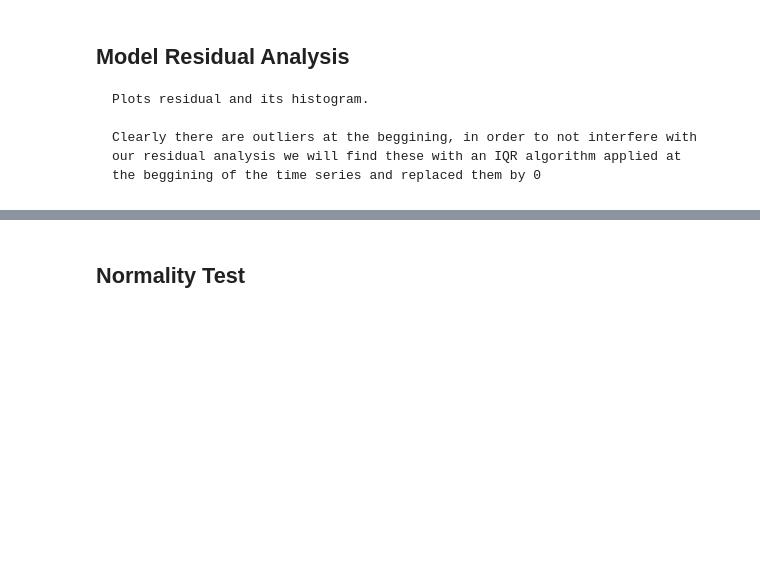
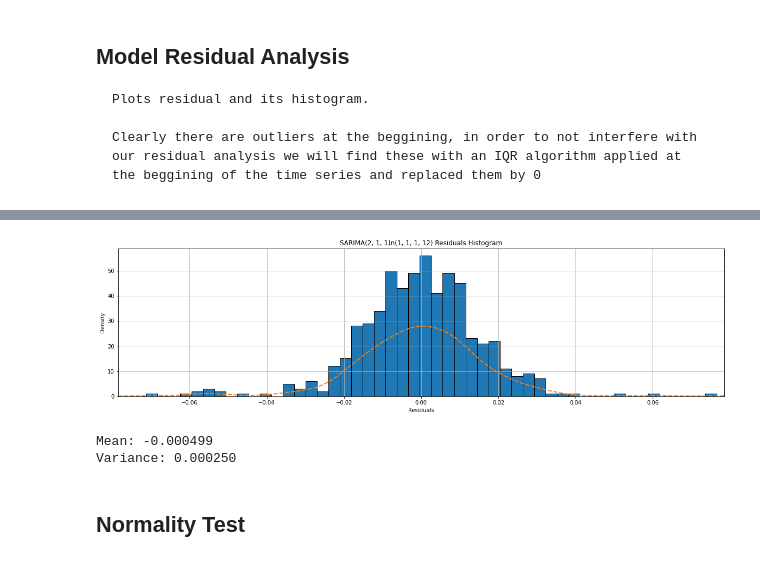
Before and after one commit to DidierRLopes/UnivariateTimeSeriesForecast, a Jupyter notebook: SARIMA.ipynb, the cells around one changed output, grey strips where cells are left out. Drawn from its saved outputs; the diff is of its cells as text; code cells hidden in the pictures; blank space fills up the shorter version.

```diff
--- a/SARIMA.ipynb
+++ b/SARIMA.ipynb
@@ -677,17 +735,21 @@ plt.show()
 # %%
 # Plot histogram
 plt.figure(figsize=(20,5))
 plt.title('SARIMA' + str(order) + trend + str(seasonal_order) + ' Residuals Histogram')
-hist_res = df_resNew['resid'].hist(bins=50, normed=1, edgecolor='black')
+hist_res = df_resNew['resid'].hist(bins=50, edgecolor='black')
 df_resNew['resid'].plot(kind='kde', linewidth=2, linestyle='--')
 plt.xlabel('Residuals')
 limX = np.mean(df_resNew.values)+5*np.std(df_resNew.values);
 plt.xlim((-limX, limX))
 plt.grid()
 plt.show()
 
 print ("Mean: %.6f" % np.mean(df_resNew))
 print ("Variance: %.6f" % np.var(df_resNew))
+# %% [output]
+[figure, added]
+Mean: -0.000499
+Variance: 0.000250
 # %% [markdown]
 ## Normality Test
 # %% [markdown]
```
Also changed, not shown: parts of 24 cells of this notebook.
